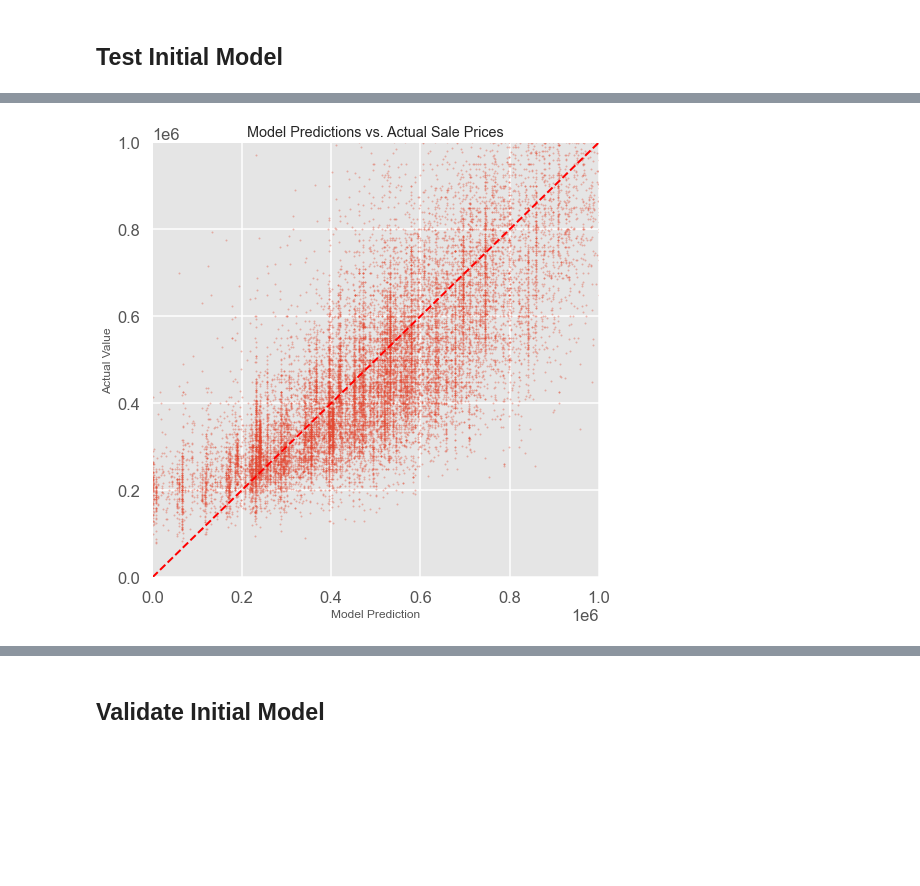
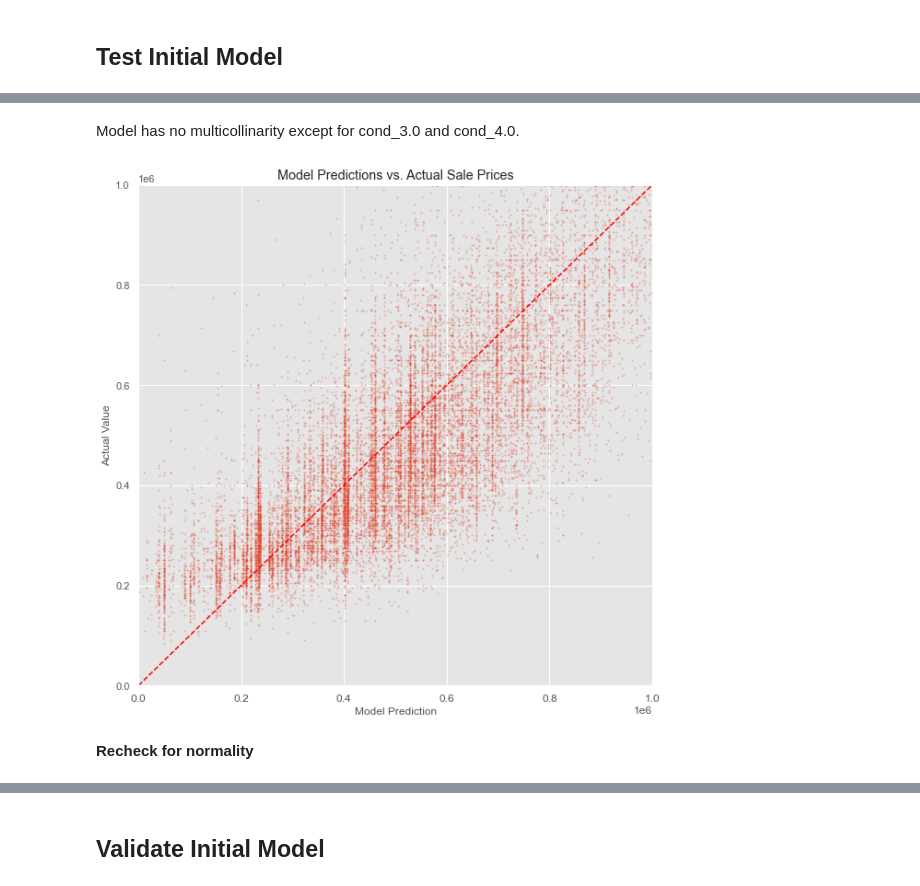
Before and after one commit to baotramduong/Portfolio_Project_Multivariate_Linear_Regression_King_County_Housing, a Jupyter notebook: Part II - Machine Learning.ipynb, the cells around one changed output, grey strips where cells are left out. Saved outputs shown, nothing was run; the diff lists cells and outputs as text; code cells hidden in the pictures; blank space fills up the shorter version.

```diff
--- a/Part II - Machine Learning.ipynb
+++ b/Part II - Machine Learning.ipynb
@@ -215,11 +257,11 @@ array([False,  True,  True, False, False,  True,  True,  True,  True,
 # %%
-#fit the linear regression model again using the 5 selected columns
-selected_columns = X.columns[selector.support_ ]
-linreg.fit(X[selected_columns],y)
+#fit the linear regression model again using the selected columns
+selected_features = X.columns[selector.support_ ]
+linreg.fit(X[selected_features], y)
 # %% [output]
 LinearRegression()
 # %%
 #predict yhat using our model
-yhat = linreg.predict(X[selected_columns])
+yhat = linreg.predict(X[selected_features])
 yhat
 # %% [output]
@@ -323,6 +333,2 @@ sqft_living15, floors 2.5-3.5
 # %% [markdown]
 ## Test Initial Model
-# %%
-#fit the linear regression model again using the selected columns
-selected_columns = X.columns[selector.support_ ]
-linreg.fit(X[selected_columns],y)
@@ -331,3 +334,0 @@ LinearRegression()
-# %%
-#predict yhat using our model
-yhat = linreg.predict(X[selected_columns])
@@ -351,14 +382,17 @@ X[selected_columns]
+# %% [markdown]
+Model has no multicollinarity except for cond_3.0 and cond_4.0.
 # %%
-plt.figure(figsize = (8,8))
+#plot y_hat
+plt.figure(figsize = (10,10))
 plt.scatter(yhat, y, s = 2, alpha = 0.3)
 plt.plot([0,1000000], [0,1000000], color = 'red', ls = '--')
-
 plt.xlim(0,1000000)
 plt.ylim(0,1000000)
-
-#set label
 plt.title('Model Predictions vs. Actual Sale Prices')
 plt.xlabel('Model Prediction')
 plt.ylabel('Actual Value');
+plt.savefig('./Data & Figures/initial_model_test_scatterplot')
 # %% [output]
-[figure, old version]
+[figure, new version]
+# %% [markdown]
+**Recheck for normality**
```
Also changed, not shown: parts of 74 cells of this notebook.
